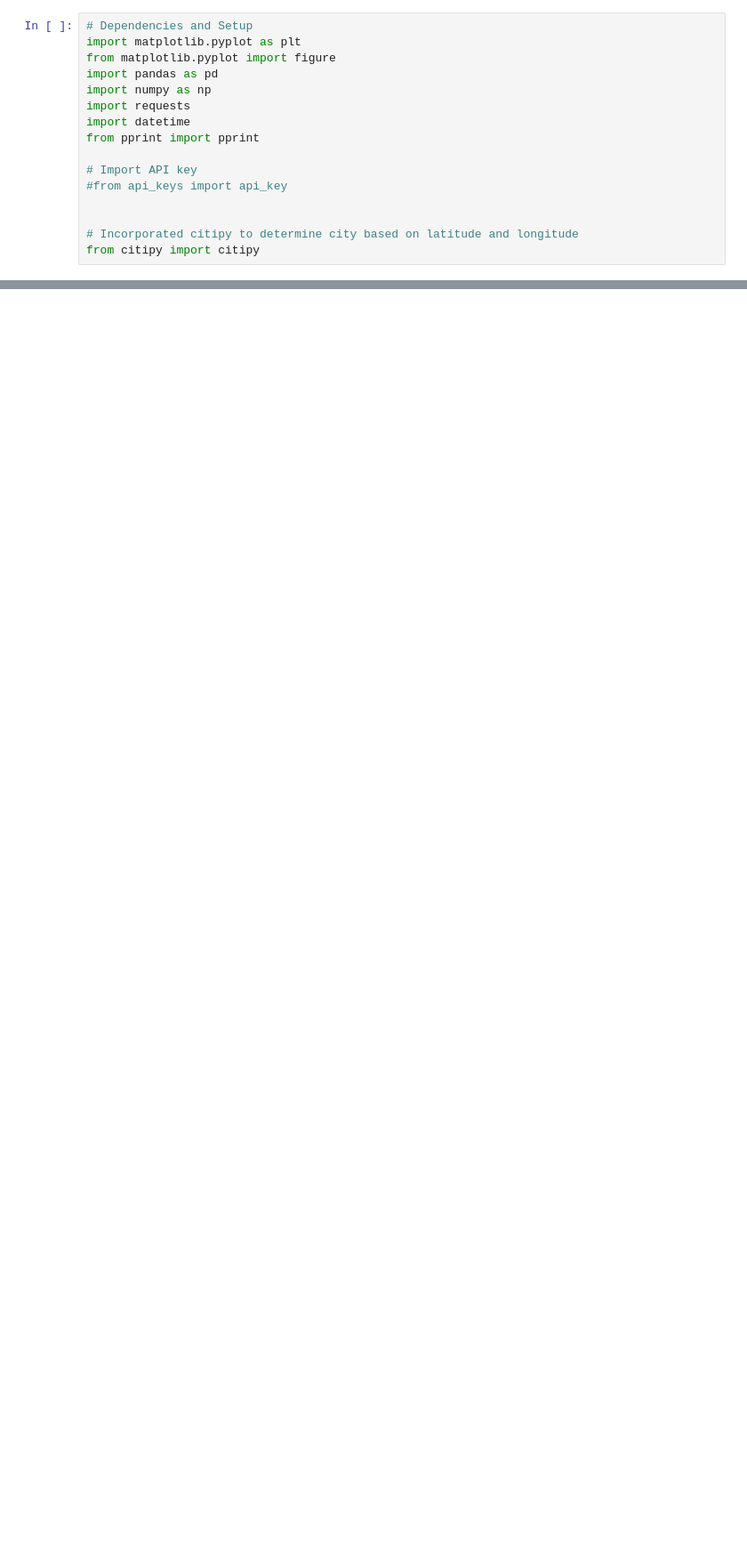
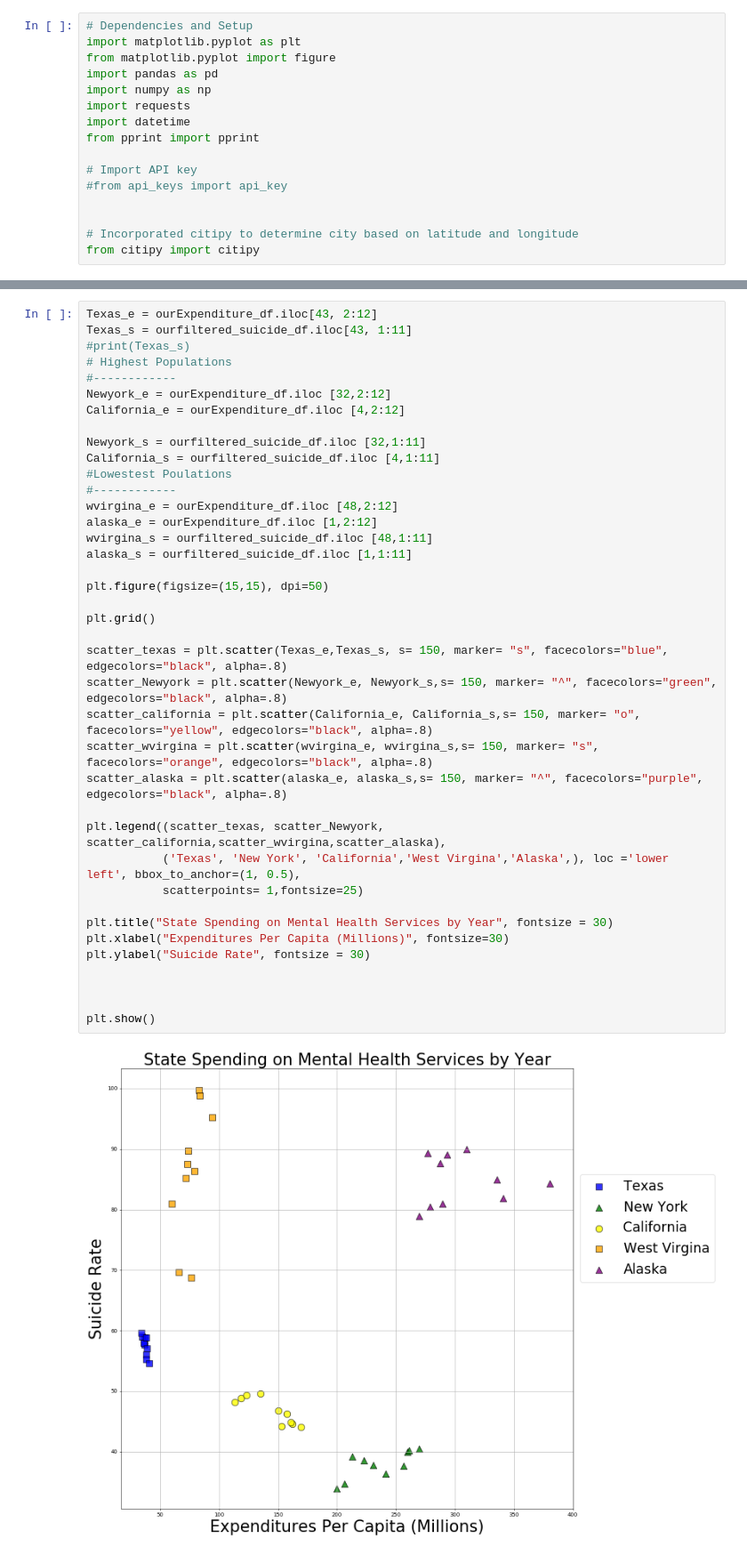
Before and after one commit to aeclaman/Project1, a Jupyter notebook: notebooks/Expenditure vs Suicide Rate.ipynb, the cells around one changed output, grey strips where cells are left out. Shown at 89% size. Cells and saved outputs as stored; diff of their text form; blank space fills up the shorter version.

```diff
--- a/notebooks/Expenditure vs Suicide Rate.ipynb
+++ b/notebooks/Expenditure vs Suicide Rate.ipynb
@@ -121,0 +122,41 @@ plt.show()
+# %%
+Texas_e = ourExpenditure_df.iloc[43, 2:12]
+Texas_s = ourfiltered_suicide_df.iloc[43, 1:11]
+#print(Texas_s)
+# Highest Populations
+#------------
+Newyork_e = ourExpenditure_df.iloc [32,2:12]
+California_e = ourExpenditure_df.iloc [4,2:12]
+
+Newyork_s = ourfiltered_suicide_df.iloc [32,1:11]
+California_s = ourfiltered_suicide_df.iloc [4,1:11]
+#Lowestest Poulations
+#------------
+wvirgina_e = ourExpenditure_df.iloc [48,2:12]
+alaska_e = ourExpenditure_df.iloc [1,2:12]
+wvirgina_s = ourfiltered_suicide_df.iloc [48,1:11]
+alaska_s = ourfiltered_suicide_df.iloc [1,1:11]
+
+plt.figure(figsize=(15,15), dpi=50)
+
+plt.grid()
+
+scatter_texas = plt.scatter(Texas_e,Texas_s, s= 150, marker= "s", facecolors="blue", edgecolors="black", alpha=.8)
+scatter_Newyork = plt.scatter(Newyork_e, Newyork_s,s= 150, marker= "^", facecolors="green", edgecolors="black", alpha=.8)
+scatter_california = plt.scatter(California_e, California_s,s= 150, marker= "o", facecolors="yellow", edgecolors="black", alpha=.8)
+scatter_wvirgina = plt.scatter(wvirgina_e, wvirgina_s,s= 150, marker= "s", facecolors="orange", edgecolors="black", alpha=.8)
+scatter_alaska = plt.scatter(alaska_e, alaska_s,s= 150, marker= "^", facecolors="purple", edgecolors="black", alpha=.8)
+
+plt.legend((scatter_texas, scatter_Newyork, scatter_california,scatter_wvirgina,scatter_alaska),
+           ('Texas', 'New York', 'California','West Virgina','Alaska',), loc ='lower left', bbox_to_anchor=(1, 0.5),
+           scatterpoints= 1,fontsize=25)
+
+plt.title("State Spending on Mental Health Services by Year", fontsize = 30)
+plt.xlabel("Expenditures Per Capita (Millions)", fontsize=30)
+plt.ylabel("Suicide Rate", fontsize = 30)
+
+
+
+plt.show()
+# %% [output]
+[figure, added]
```
Also changed, not shown: parts of 1 cell of this notebook, 2 other files.
